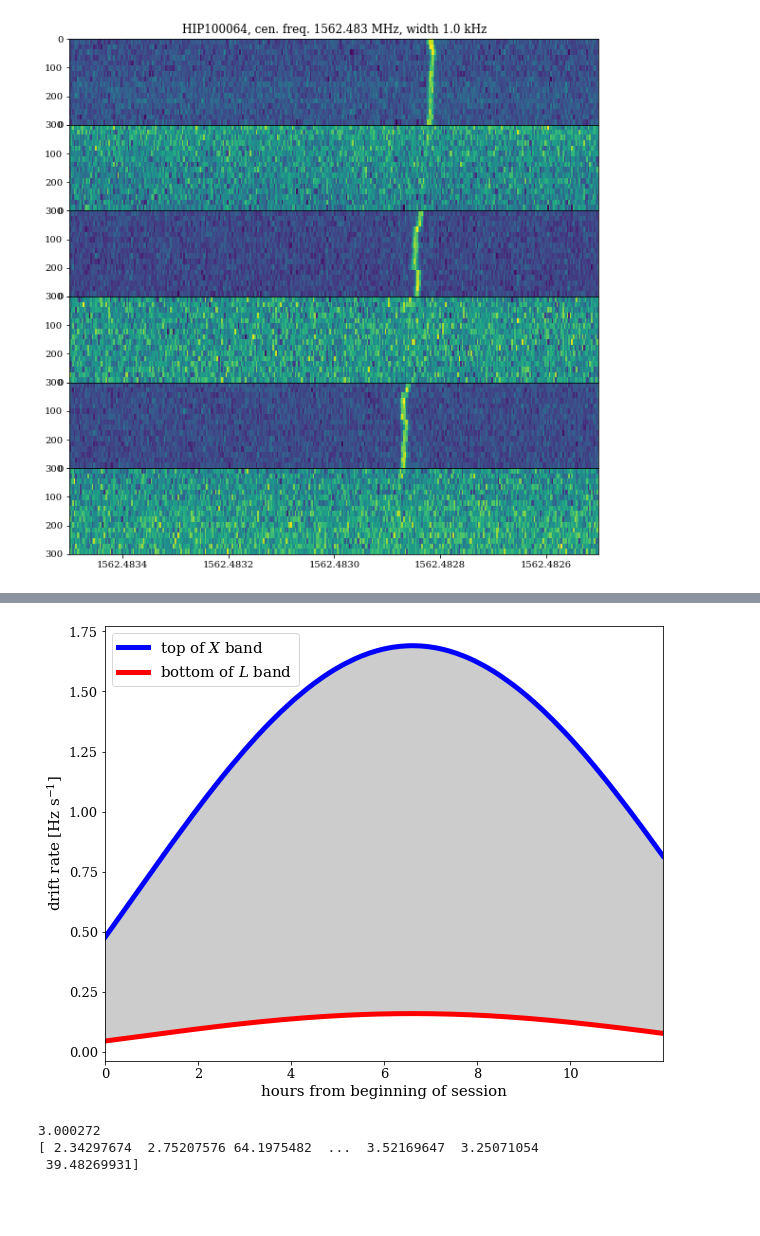
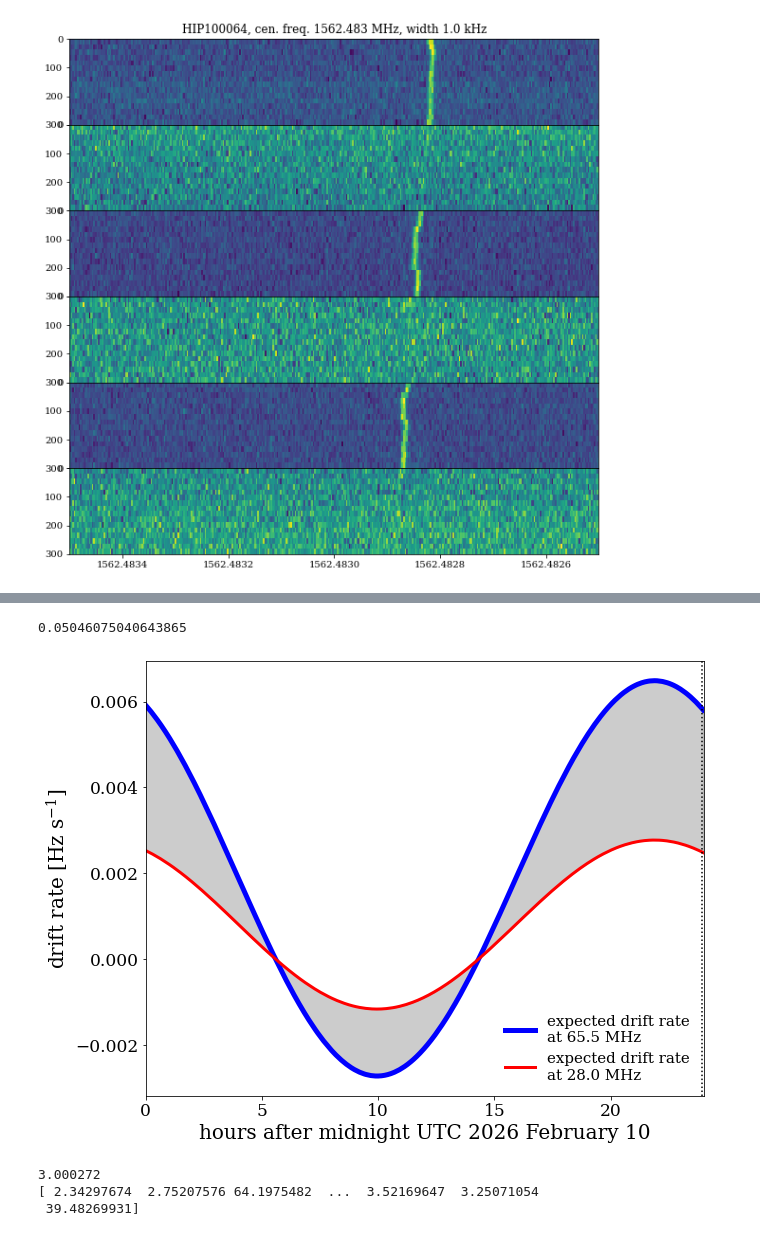
Before and after one commit to bjacobell/nearby-stars, a Jupyter notebook: test.ipynb, the cells around one changed output, grey strips where cells are left out. Drawn from its saved outputs; the diff is of its cells as text; code cells hidden in the pictures; blank space fills up the shorter version.

```diff
--- a/test.ipynb
+++ b/test.ipynb
@@ -17,0 +42,5 @@ numexpr.utils   INFO     NumExpr defaulting to 8 threads.
+# %%
+mjdvec = np.array(mjdvec)
+# %%
+for h5 in df.iloc[mjdvec=='60321']['.h5 path 1']:
+    print(h5)
@@ -17,0 +131,9 @@ numexpr.utils   INFO     NumExpr defaulting to 8 threads.
+# %%
+file = '/datax/scratch/benjb/single_coarse_guppi_59046_80036_DIAG_VOYAGER-1_0011.rawspec.0000.h5'
+fb = bl.Waterfall(file, f_start=8419.5649-0.0005, f_stop=8419.5655+0.0005)
+ffb = stg.Frame.from_waterfall(fb)
+ffb = stg.Frame.from_data(df=2.7939677238464355*u.Hz,
+                            dt=18.253611008*u.s,
+                            fch1=(8419.5649-0.0005)*u.MHz,
+                            ascending=True,
+                            data=np.squeeze(ffb.data))
@@ -72,11 +416,11 @@ for w in ws:
 # %%
 vel_list = []
 time_list = []
-with open('/home/benjb/nearby-stars/ATLAS_horizons_results.txt', 'r') as fh:
+with open('/home/benjb/nearby-stars/3I-ATLAS_NenuFAR_horizons_results-2.txt', 'r') as fh:
     for i, line in enumerate(fh):
         if i == 0:
             continue
-        vel_list.append(float(line[66:76]))
+        vel_list.append(float(line[83:93]))
         time_list.append(60*(i-1))
 print(vel_list[0])
 # %% [output]
@@ -93,20 +445,26 @@ print(atlas_acc)
+# %%
+print(2.98 / (2.68435456*22))
+# %% [output]
+0.05046075040643865
 # %%
 acc_list = np.diff(vel_list)*1000/60
 #plt.plot(np.array(time_list)[:-1]/60/60, acc_list)
 fig, ax = plt.subplots(1,1,figsize=(10, 8))
-plt.fill_between(np.array(time_list)[:-1]/60/60, acc_list/3e8*1.1e9, acc_list/3e8*11.7e9, color='k', alpha=0.2)
-plt.plot(np.array(time_list)[:-1]/60/60, acc_list/3e8*11.7e9, alpha=1, color='blue', lw=5, label='top of $X$ band')
-plt.plot(np.array(time_list)[:-1]/60/60, acc_list/3e8*1.1e9, alpha=1, color='r', lw=5, label='bottom of $L$ band')
-plt.xlabel('hours from beginning of session', size=15)
+plt.fill_between(np.array(time_list)[:-1]/60/60, acc_list/3e8*28e6, acc_list/3e8*65.5e6, color='k', alpha=0.2)
+plt.plot(np.array(time_list)[:-1]/60/60, acc_list/3e8*65.5e6, alpha=1, color='blue', lw=5, label='expected drift rate\nat 65.5 MHz')
+plt.plot(np.array(time_list)[:-1]/60/60, acc_list/3e8*28e6, alpha=1, color='r', lw=3, label='expected drift rate\nat 28.0 MHz')
+plt.xlabel('hours after midnight UTC 2026 February 10', size=20)
 #plt.ylabel('radial acceleration [m s$^{-2}$]')
-plt.ylabel('drift rate [Hz s$^{-1}$]', size=15)
-plt.xlim(0,11+59/60)
-plt.tick_params('both', labelsize=13)
-plt.legend(fontsize=15)
-#plt.savefig('/datax/scratch/benjb/3I-ATLAS_drift_range_GBT_251218.pdf', bbox_inches='tight')
+plt.ylabel('drift rate [Hz s$^{-1}$]', size=20)
+#plt.xlim(23+56/60+10/3600,23+57/60+10/3600)
+plt.xlim(0,24)
+plt.axvline(23+56/60+10/3600, c='k', ls=':')
+plt.tick_params('both', labelsize=17)
+plt.legend(fontsize=15, frameon=False)
+plt.savefig('/datax/scratch/benjb/3I-ATLAS_drift_range_NenuFAR_021026.pdf', bbox_inches='tight')
 plt.show()
 # %% [output]
-[figure, old version]
+[figure, new version]
 # %%
 le = 17226
 se = 21817
```
Also changed, not shown: parts of 23 cells of this notebook, 32 other files.
